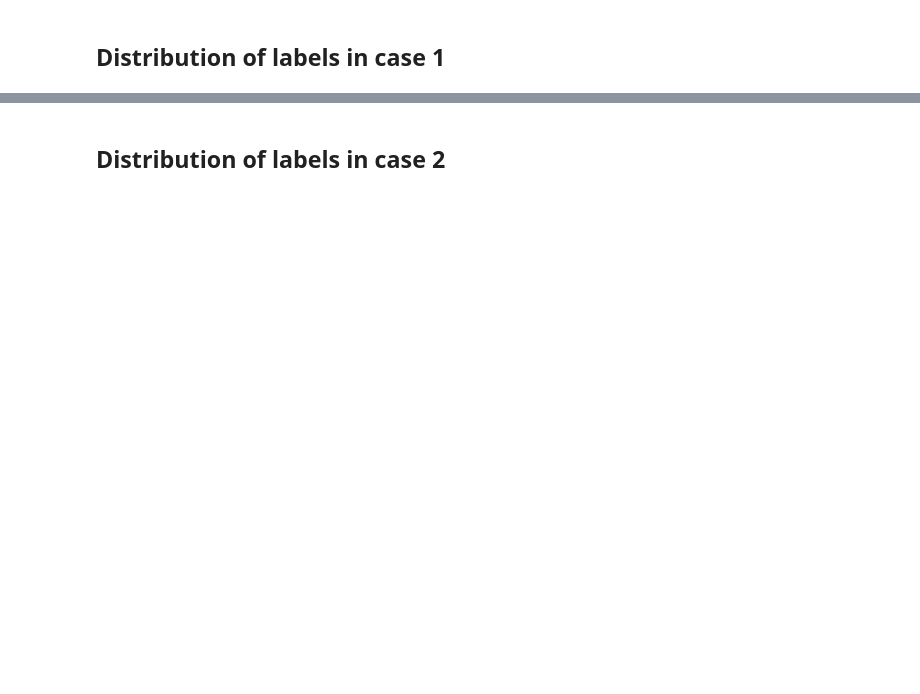
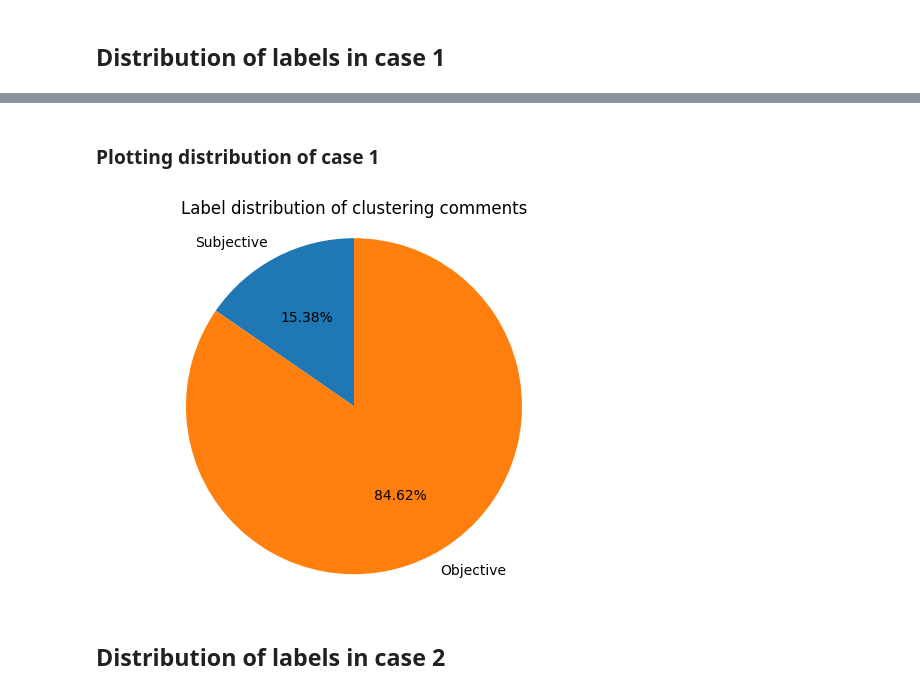
Before and after one commit to ToyeshC/BSc-Thesis, a Jupyter notebook: thesis.ipynb, the cells around one changed output, grey strips where cells are left out. Cells and saved outputs as stored; diff of their text form; code cells hidden in the pictures; blank space fills up the shorter version.

```diff
--- a/thesis.ipynb
+++ b/thesis.ipynb
@@ -234,3 +241,14 @@ Objective labels case 1: 73.4%
+# %% [markdown]
+### Plotting distribution of case 1
+# %%
+percentages = [subjective_percent_1, objective_percent_1]
+
+plt.pie(percentages, labels=plot_labels, autopct='%0.2f%%', startangle=90)
+plt.axis('equal')
+plt.title('Label distribution of clustering comments')
+plt.show()
+# %% [output]
+[figure, added]
 # %% [markdown]
 ## Distribution of labels in case 2
 # %%
```
Also changed, not shown: parts of 24 cells of this notebook.
